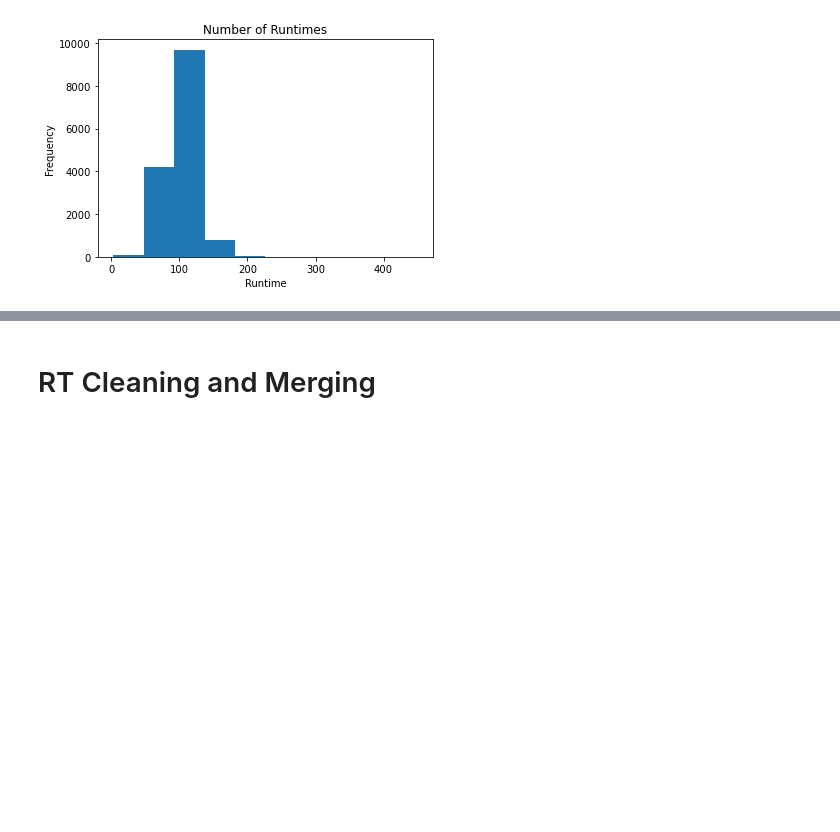
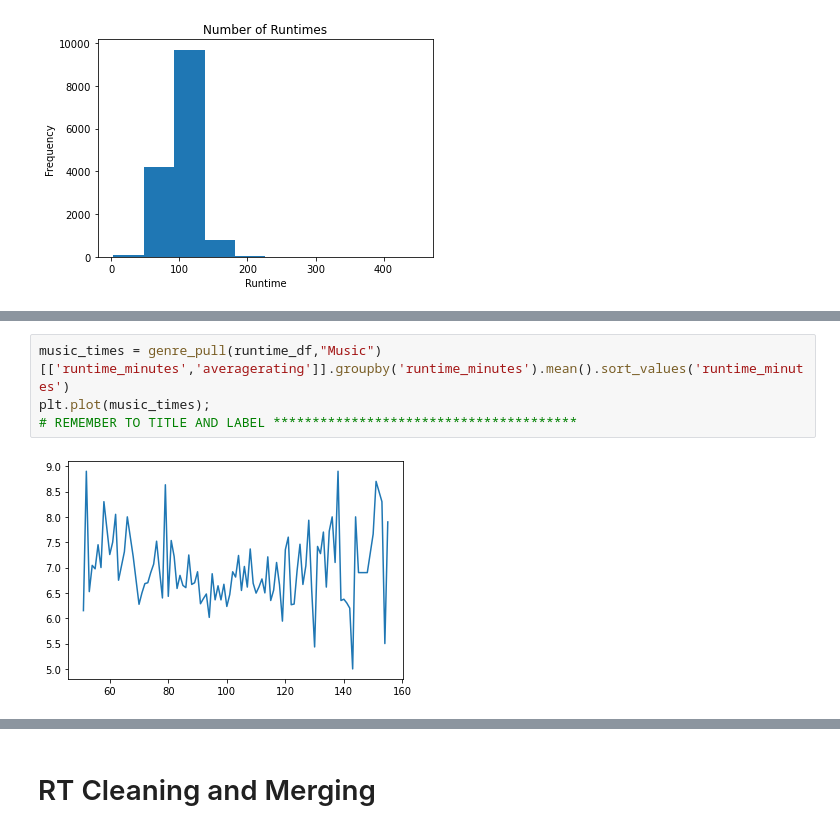
Before and after one commit to NelGen/NG-Msoft-Movie-Project, a Jupyter notebook: ScrapBook.ipynb, the cells around one changed output, grey strips where cells are left out. Saved outputs shown, nothing was run; the diff lists cells and outputs as text; blank space fills up the shorter version.

```diff
--- a/ScrapBook.ipynb
+++ b/ScrapBook.ipynb
@@ -519,0 +631,6 @@ plt.title("Number of Runtimes");
+# %%
+music_times = genre_pull(runtime_df,"Music")[['runtime_minutes','averagerating']].groupby('runtime_minutes').mean().sort_values('runtime_minutes')
+plt.plot(music_times);
+# REMEMBER TO TITLE AND LABEL ***************************************
+# %% [output]
+[figure, added]
```
Also changed, not shown: parts of 30 cells of this notebook.
